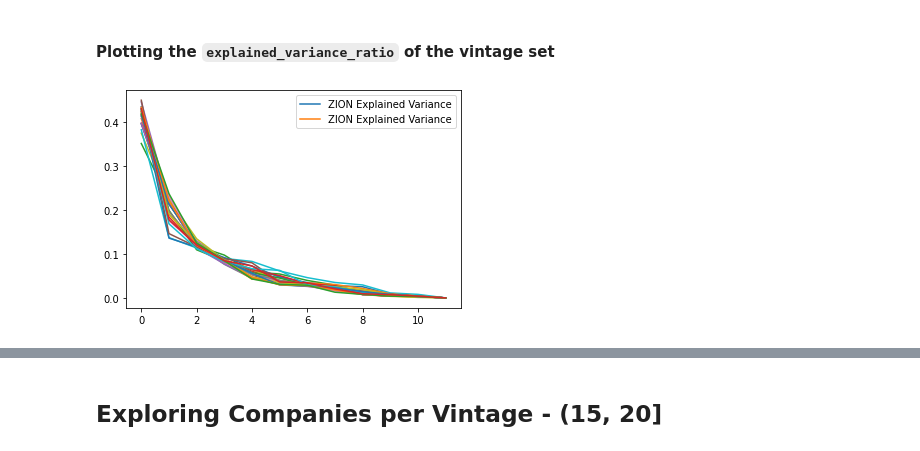
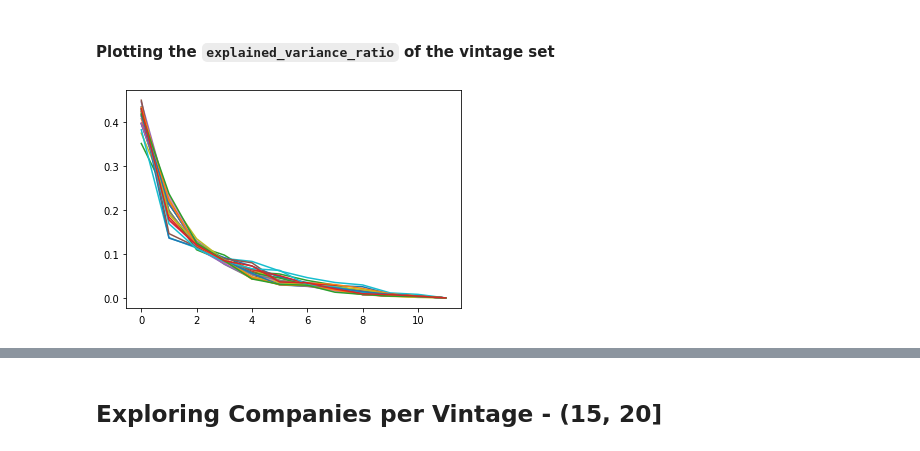
Before and after one commit to marcin-sobocinski/mlchartist, a Jupyter notebook: notebooks/charles_companies_clustering_old_companies.ipynb, the cells around one changed output, grey strips where cells are left out. Saved outputs shown, nothing was run; the diff lists cells and outputs as text; code cells hidden in the pictures.

```diff
--- a/notebooks/charles_companies_clustering_old_companies.ipynb
+++ b/notebooks/charles_companies_clustering_old_companies.ipynb
@@ -600,0 +669,5 @@ id_stocks_df
+# %%
+for stock in list(id_stocks_cumsum_df):
+    #sns.lineplot(id_stocks_df[stock]);
+    plt.plot(id_stocks_cumsum_df[stock], label=stock);
+    plt.legend();
@@ -603,5 +693,5 @@ id_stocks_df
 # %%
 for stock in list(id_stocks_df):
     #sns.lineplot(id_stocks_df[stock]);
-    plt.plot(id_stocks_df[stock]);
-    plt.legend((f'{stock}',f'{stock}'));
+    plt.plot(id_stocks_df[stock], label=stock);
+    plt.legend()
@@ -751,0 +872,3 @@ id_stocks_df
+# %%
+id_stocks_cumsum_df = id_stocks_df.cumsum()
+id_stocks_cumsum_df
@@ -751,0 +890,5 @@ id_stocks_df
+# %%
+for stock in list(id_stocks_cumsum_df):
+    #sns.lineplot(id_stocks_df[stock]);
+    plt.plot(id_stocks_cumsum_df[stock])#,label=stock);
+    #plt.legend();
@@ -754,7 +899,7 @@ id_stocks_df
 # %%
 for stock in list(id_stocks_df):
     #sns.lineplot(id_stocks_df[stock]);
-    plt.plot(id_stocks_df[stock]);
-    plt.legend((f'{stock}',f'{stock}'));
+    plt.plot(id_stocks_df[stock])#,label=stock);
+    #plt.legend();
 # %% [output]
-[figure, old version]
+[figure, new version]
```
Also changed, not shown: parts of 21 cells of this notebook, 2 other files.
